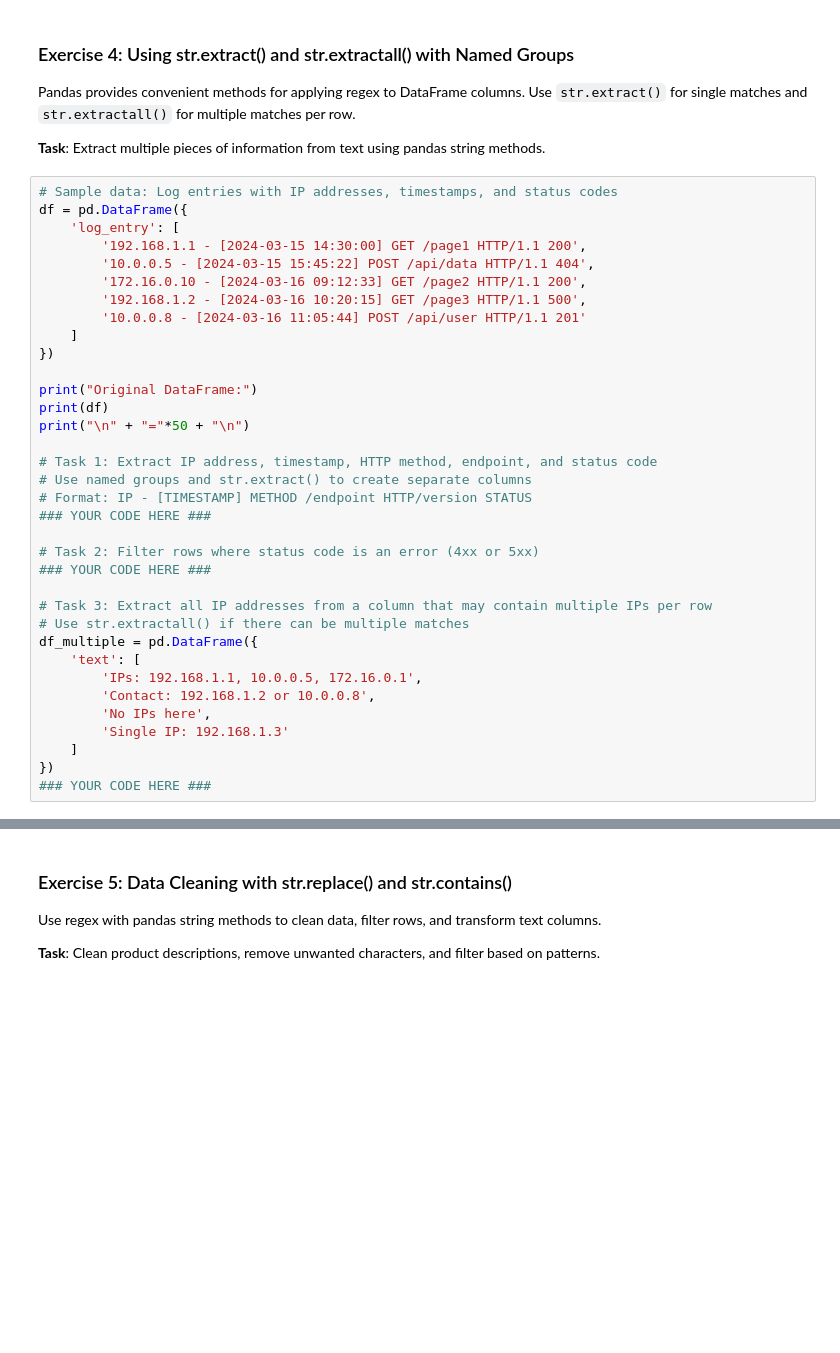
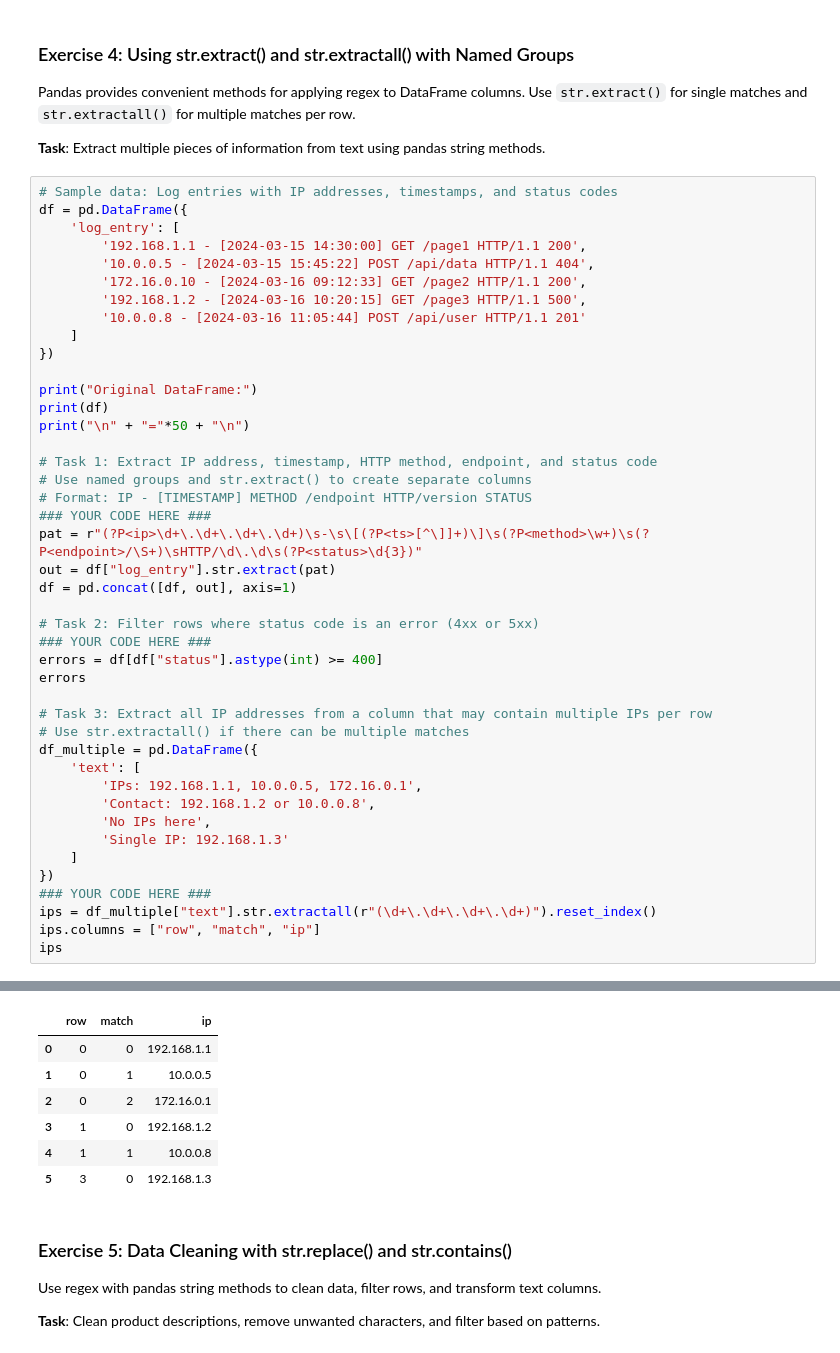
Before and after one commit to Ref4al/Week5, a Jupyter notebook: 03_regex_ex.ipynb, the cells around one changed output, grey strips where cells are left out. Cells and saved outputs as stored; diff of their text form; blank space fills up the shorter version.

```diff
--- a/03_regex_ex.ipynb
+++ b/03_regex_ex.ipynb
@@ -581,9 +581,14 @@ print("\n" + "="*50 + "\n")
 # Use named groups and str.extract() to create separate columns
 # Format: IP - [TIMESTAMP] METHOD /endpoint HTTP/version STATUS
 ### YOUR CODE HERE ###
+pat = r"(?P<ip>\d+\.\d+\.\d+\.\d+)\s-\s\[(?P<ts>[^\]]+)\]\s(?P<method>\w+)\s(?P<endpoint>/\S+)\sHTTP/\d\.\d\s(?P<status>\d{3})"
+out = df["log_entry"].str.extract(pat)
+df = pd.concat([df, out], axis=1)
 
 # Task 2: Filter rows where status code is an error (4xx or 5xx)
 ### YOUR CODE HERE ###
+errors = df[df["status"].astype(int) >= 400]
+errors
 
 # Task 3: Extract all IP addresses from a column that may contain multiple IPs per row
 # Use str.extractall() if there can be multiple matches
@@ -596,3 +601,7 @@ df_multiple = pd.DataFrame({
     ]
 })
 ### YOUR CODE HERE ###
+ips = df_multiple["text"].str.extractall(r"(\d+\.\d+\.\d+\.\d+)").reset_index()
+ips.columns = ["row", "match", "ip"]
+ips
+# %% [output]
@@ -599,3 +617,10 @@ df_multiple = pd.DataFrame({
+|  | row | match | ip |
+| 0 | 0 | 0 | 192.168.1.1 |
+| 1 | 0 | 1 | 10.0.0.5 |
+| 2 | 0 | 2 | 172.16.0.1 |
+| 3 | 1 | 0 | 192.168.1.2 |
+| 4 | 1 | 1 | 10.0.0.8 |
+| 5 | 3 | 0 | 192.168.1.3 |
 # %% [markdown]
 ### Exercise 5: Data Cleaning with str.replace() and str.contains()
 
```
Also changed, not shown: parts of 1 cell of this notebook.
